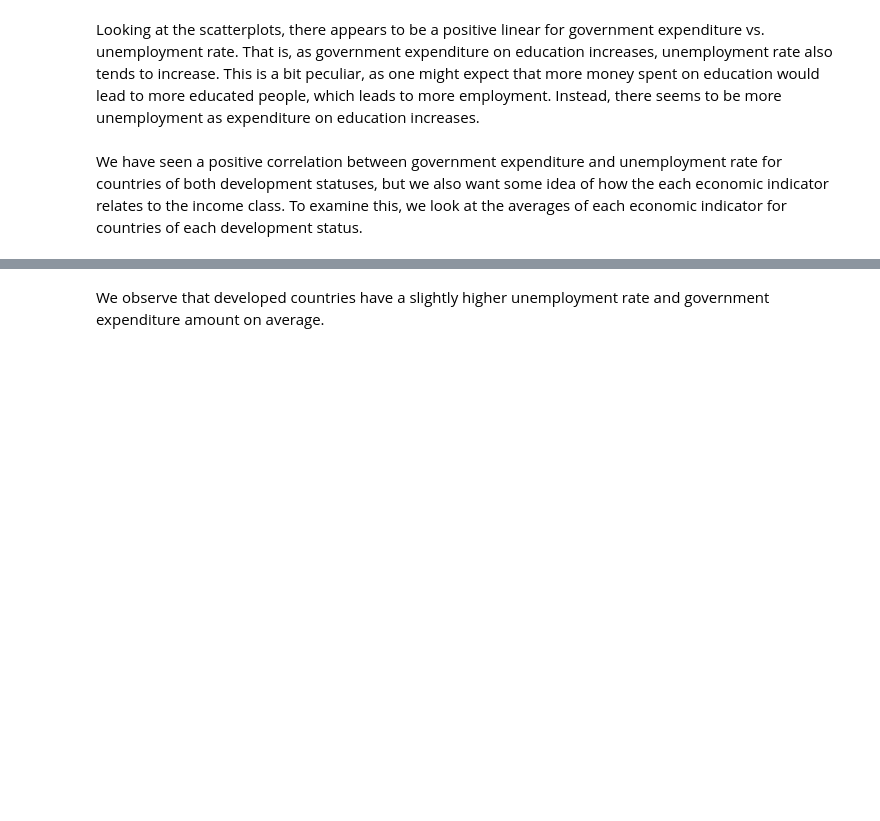
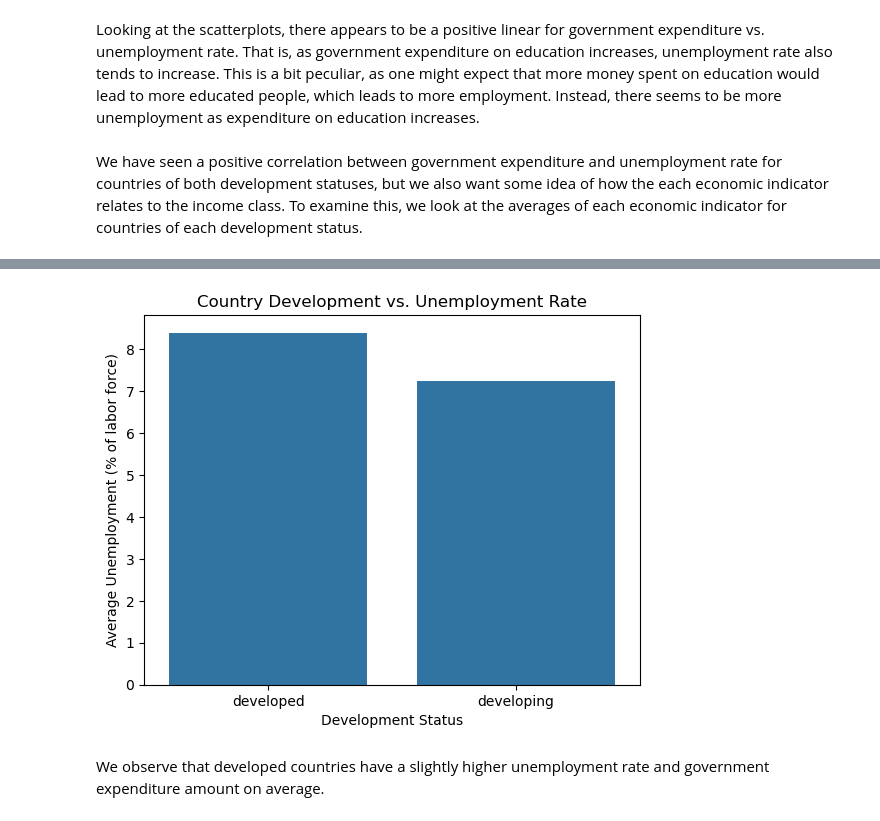
Before and after one commit to Matty67889/info-2950-project, a Jupyter notebook: phase4_new.ipynb, the cells around one changed output, grey strips where cells are left out. Cells and saved outputs as stored; diff of their text form; code cells hidden in the pictures; blank space fills up the shorter version.

```diff
--- a/phase4_new.ipynb
+++ b/phase4_new.ipynb
@@ -278,12 +292,14 @@ plt.show()
 # %%
 plot = sns.barplot(data=economic_indicator_avgs,
             x='is_developed',
-            y='unemp_pct')
+            y='Unemployment')
 plt.title("Country Development vs. Unemployment Rate")
 plt.xlabel("Development Status")
 plt.ylabel("Average Unemployment (% of labor force)")
 plot.set_xticks(np.arange(len(bar_groups)), bar_groups)
 plt.show()
+# %% [output]
+[figure, added]
 # %% [markdown]
 We observe that developed countries have a slightly higher unemployment rate and government expenditure amount on average.
 # %% [markdown]
```
Also changed, not shown: parts of 15 cells of this notebook, 5 other files.
